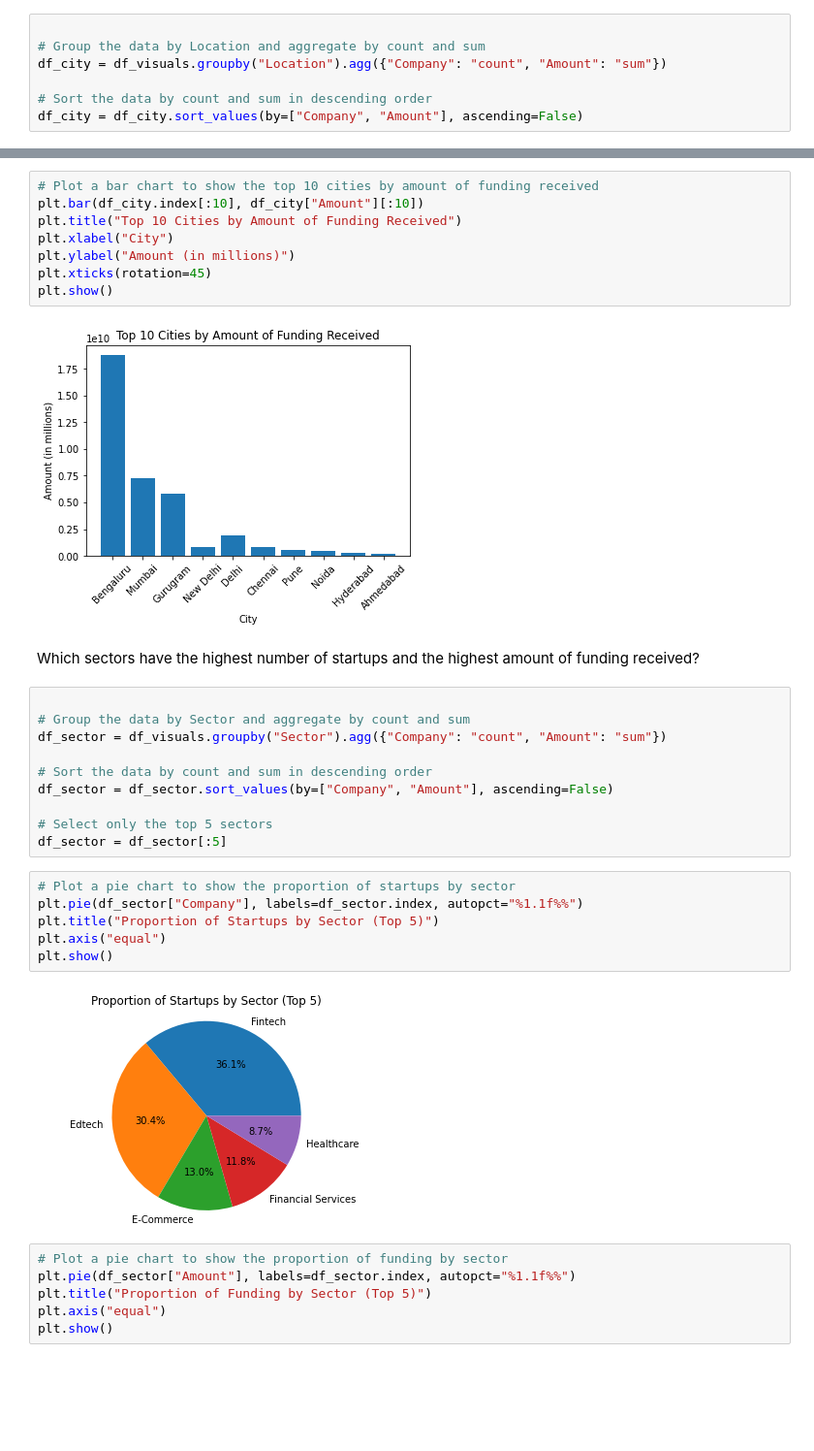
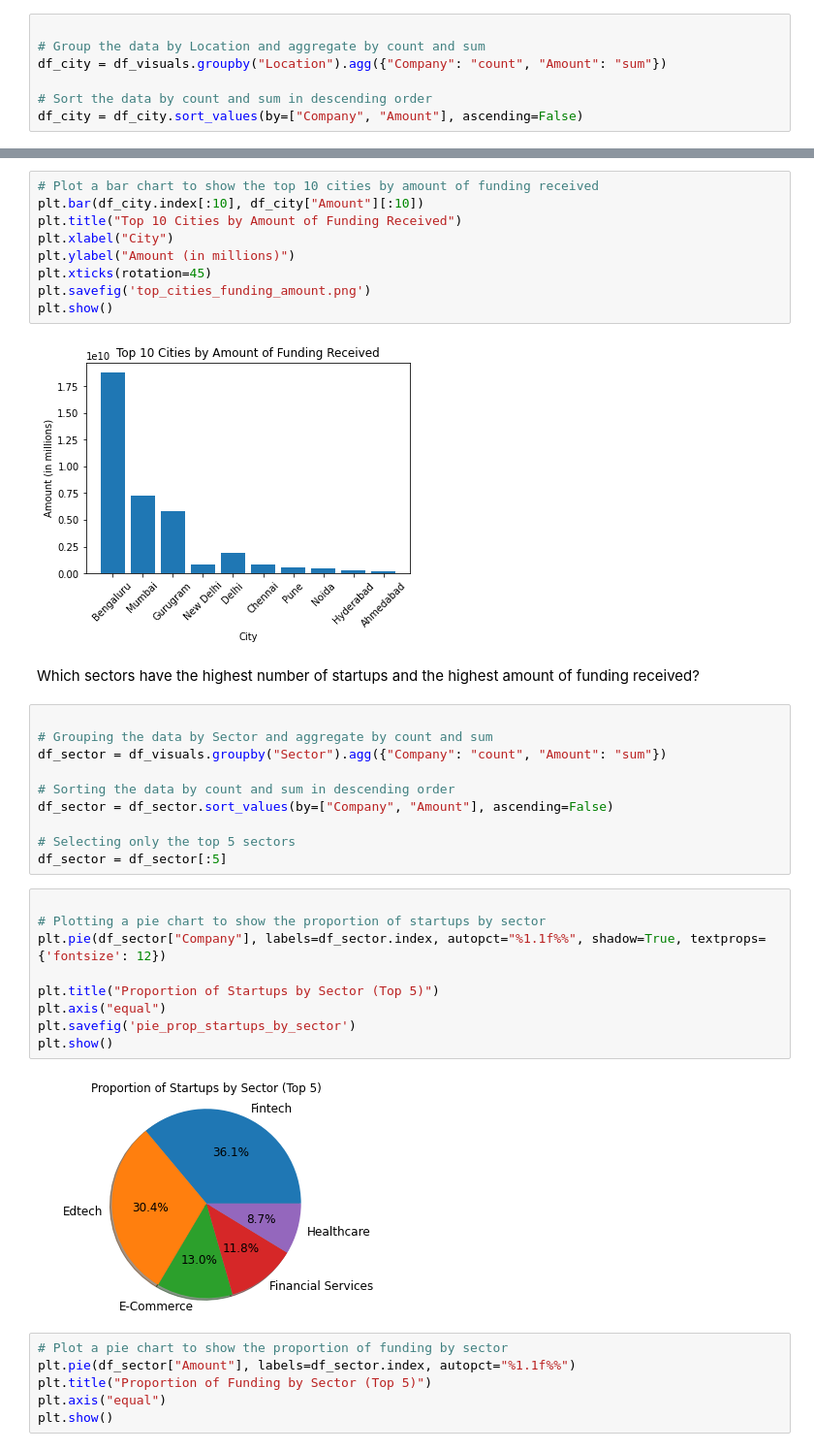
Before and after one commit to DzeBakuEso/stockholm_lp1_colla_project_sprint_1, a Jupyter notebook: Indian _Ecosystem_Analysis.ipynb, the cells around one changed output, grey strips where cells are left out. Shown: that part at 97% size. Cells and saved outputs as stored; diff of their text form; blank space fills up the shorter version.

Commit message:
create a .png image for visualization

```diff
--- a/Indian _Ecosystem_Analysis.ipynb
+++ b/Indian _Ecosystem_Analysis.ipynb
@@ -4445,6 +4454,7 @@ plt.title("Top 10 Cities by Amount of Funding Received")
 plt.xlabel("City")
 plt.ylabel("Amount (in millions)")
 plt.xticks(rotation=45)
+plt.savefig('top_cities_funding_amount.png')
 plt.show()
 # %% [output]
 [figure]
@@ -4452,22 +4462,25 @@ plt.show()
 Which sectors have the highest number of startups and the highest amount of funding received?
 # %%
 
-# Group the data by Sector and aggregate by count and sum
+# Grouping the data by Sector and aggregate by count and sum
 df_sector = df_visuals.groupby("Sector").agg({"Company": "count", "Amount": "sum"})
 
-# Sort the data by count and sum in descending order
+# Sorting the data by count and sum in descending order
 df_sector = df_sector.sort_values(by=["Company", "Amount"], ascending=False)
 
-# Select only the top 5 sectors
+# Selecting only the top 5 sectors
 df_sector = df_sector[:5]
 # %%
-# Plot a pie chart to show the proportion of startups by sector
-plt.pie(df_sector["Company"], labels=df_sector.index, autopct="%1.1f%%")
+
+# Plotting a pie chart to show the proportion of startups by sector
+plt.pie(df_sector["Company"], labels=df_sector.index, autopct="%1.1f%%", shadow=True, textprops={'fontsize': 12})
+
 plt.title("Proportion of Startups by Sector (Top 5)")
 plt.axis("equal")
+plt.savefig('pie_prop_startups_by_sector')
 plt.show()
 # %% [output]
-[figure, old version]
+[figure, new version]
 # %%
 # Plot a pie chart to show the proportion of funding by sector
 plt.pie(df_sector["Amount"], labels=df_sector.index, autopct="%1.1f%%")
```
Also changed, not shown: parts of 9 cells of this notebook, 11 other files.
